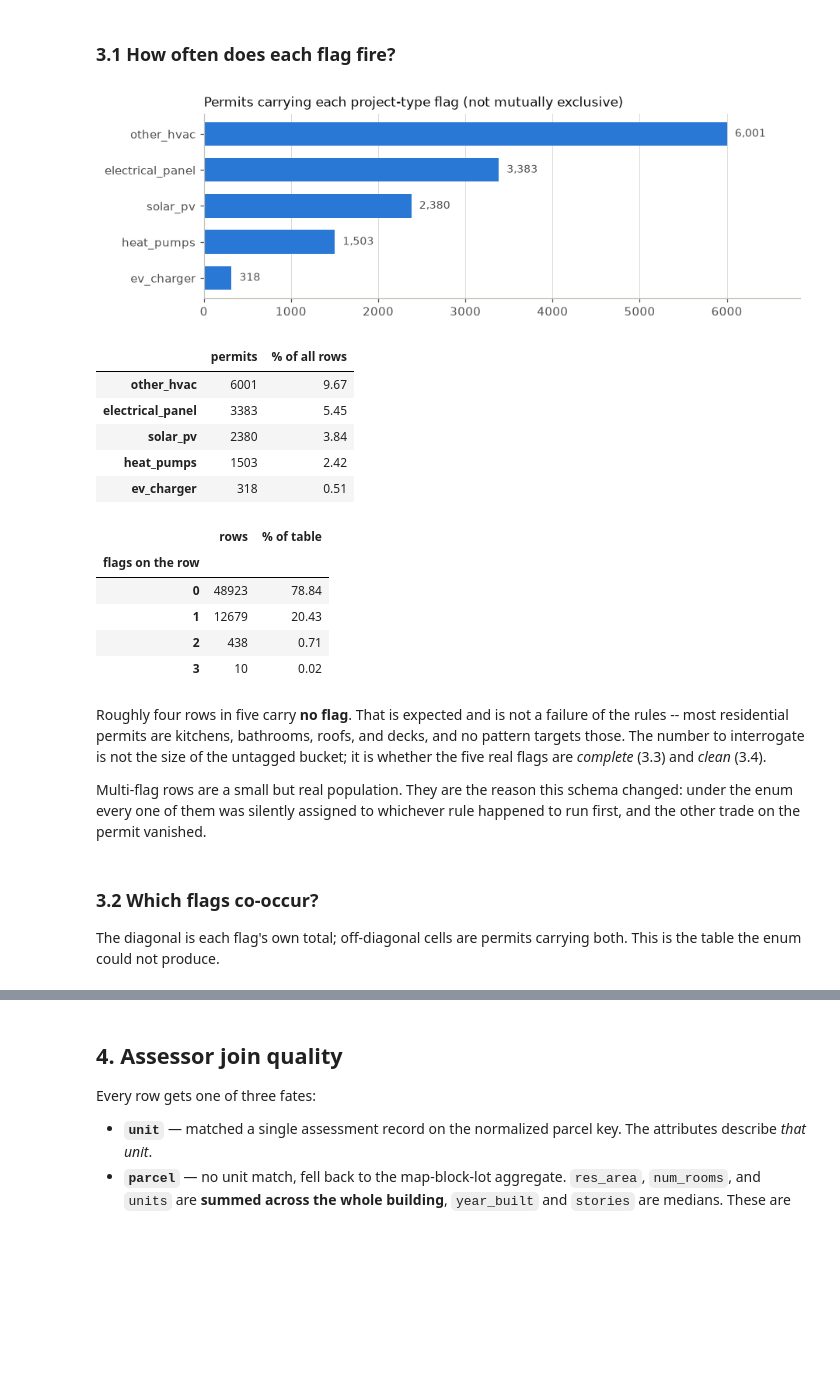
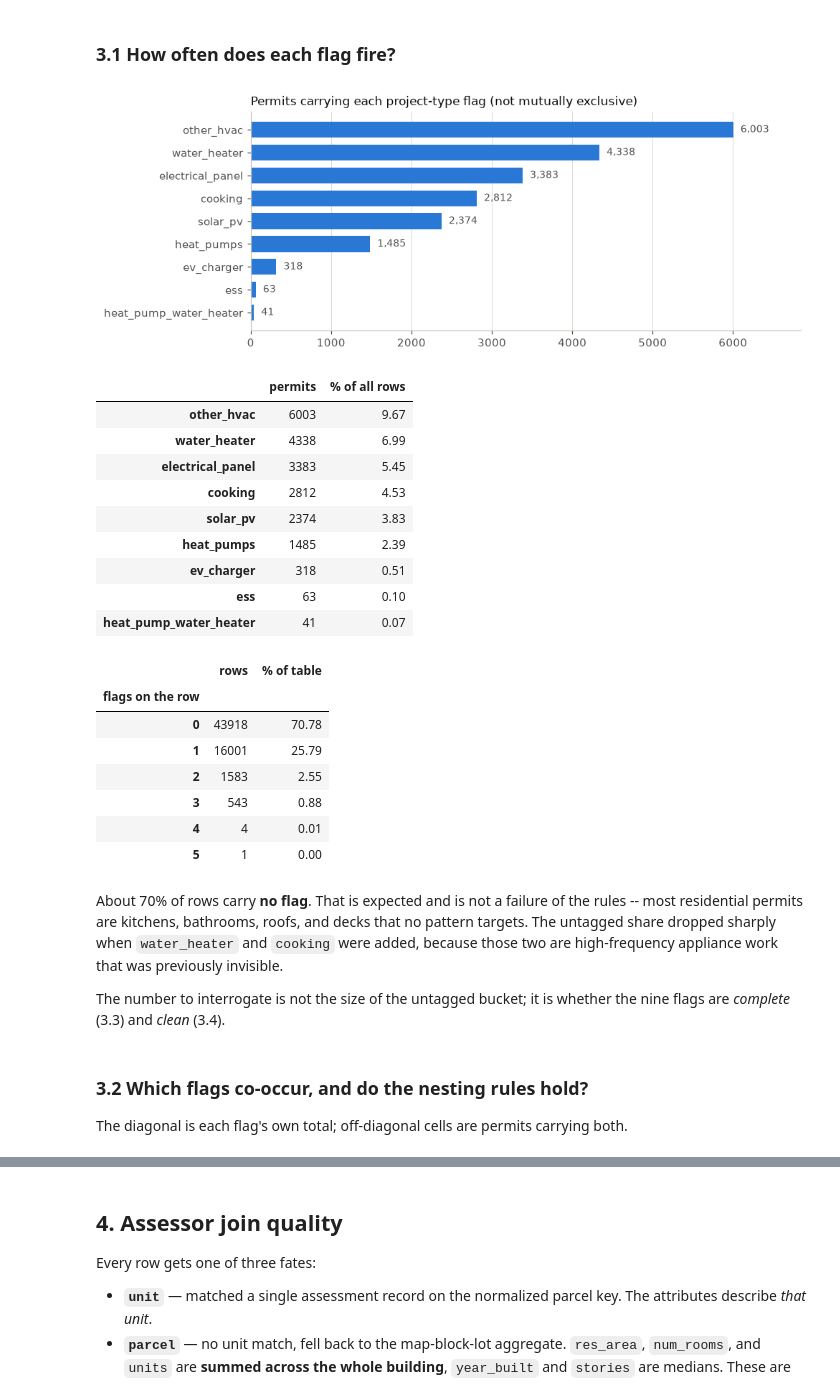
Before and after one commit to dawsonc/permit-the-frog, a Jupyter notebook: notebooks/02_somerville_processed_summary.ipynb, the cells around one changed output, grey strips where cells are left out. Saved outputs shown, nothing was run; the diff lists cells and outputs as text; code cells hidden in the pictures; blank space fills up the shorter version.

```diff
--- a/notebooks/02_somerville_processed_summary.ipynb
+++ b/notebooks/02_somerville_processed_summary.ipynb
@@ -57,7 +57,19 @@ CSV = Path("../data/processed/ma/somerville/joined_data.csv")
 # One boolean column per project type. Independent: a permit can carry several
 # flags or none, and all-false is the residual "no equipment named" bucket.
 # Mirrors PROJECT_TYPE_PATTERNS order in the pipeline.
-FLAGS = ["solar_pv", "heat_pumps", "ev_charger", "electrical_panel", "other_hvac"]
+FLAGS = [
+    "solar_pv", "heat_pumps", "heat_pump_water_heater", "water_heater", "cooking",
+    "ev_charger", "electrical_panel", "other_hvac", "ess",
+]
+# Extracted magnitudes, populated only on the rows whose flag they belong to.
+SIZE_COLS = ["solar_kw", "ess_kwh"]
+
+# Short aliases so the 9x9 co-occurrence matrix stays readable in a terminal.
+SHORT = {
+    "heat_pump_water_heater": "hpwh", "water_heater": "wtr_heat",
+    "electrical_panel": "panel", "ev_charger": "ev", "solar_pv": "solar",
+    "heat_pumps": "heat_pump", "other_hvac": "oth_hvac", "cooking": "cook", "ess": "ess",
+}
 # %%
 df = pd.read_csv(CSV, low_memory=False)
 df["application_date"] = pd.to_datetime(df["application_date"], errors="coerce")
@@ -260,25 +356,29 @@ mini-split *is* a condenser and an air handler and would otherwise fire both.
 # %%
 counts = df[FLAGS].sum().sort_values()
 rate = (counts / len(df) * 100).round(2)
 
-fig, ax = plt.subplots(figsize=(9, 2.8))
-ax.barh(counts.index, counts.values, color=BLUE, height=0.66)
+fig, ax = plt.subplots(figsize=(9, 3.6))
+ax.barh(counts.index, counts.values, color=BLUE, height=0.7)
 for label, v in zip(counts.index, counts.values):
     ax.text(v + counts.max() * 0.015, label, f"{v:,}", va="center", fontsize=9, color=MUTED)
 ax.set_title("Permits carrying each project-type flag (not mutually exclusive)")
 ax.set_xlim(0, counts.max() * 1.14)
 ax.grid(axis="y", visible=False)
 plt.show()
 
 pd.DataFrame({"permits": counts, "% of all rows": rate}).sort_values("permits", ascending=False)
 # %% [output]
-[figure, old version]
+[figure, new version]
 |  | permits | % of all rows |
-| other_hvac | 6001 | 9.67 |
+| other_hvac | 6003 | 9.67 |
+| water_heater | 4338 | 6.99 |
 | electrical_panel | 3383 | 5.45 |
-| solar_pv | 2380 | 3.84 |
-| heat_pumps | 1503 | 2.42 |
+| cooking | 2812 | 4.53 |
+| solar_pv | 2374 | 3.83 |
+| heat_pumps | 1485 | 2.39 |
 | ev_charger | 318 | 0.51 |
+| ess | 63 | 0.10 |
+| heat_pump_water_heater | 41 | 0.07 |
 # %%
 # How many flags does a row carry? Counts must be read against this, not summed.
 dist = n_flags.value_counts().sort_index()
@@ -289,23 +389,23 @@ pd.DataFrame({
 # %% [output]
 |  | rows | % of table |
 | flags on the row |  |  |
-| 0 | 48923 | 78.84 |
-| 1 | 12679 | 20.43 |
-| 2 | 438 | 0.71 |
-| 3 | 10 | 0.02 |
+| 0 | 43918 | 70.78 |
+| 1 | 16001 | 25.79 |
+| 2 | 1583 | 2.55 |
+| 3 | 543 | 0.88 |
+| 4 | 4 | 0.01 |
+| 5 | 1 | 0.00 |
 # %% [markdown]
-Roughly four rows in five carry **no flag**. That is expected and is not a failure of the
-rules -- most residential permits are kitchens, bathrooms, roofs, and decks, and no
-pattern targets those. The number to interrogate is not the size of the untagged bucket;
-it is whether the five real flags are *complete* (3.3) and *clean* (3.4).
+About 70% of rows carry **no flag**. That is expected and is not a failure of the rules --
+most residential permits are kitchens, bathrooms, roofs, and decks that no pattern
+targets. The untagged share dropped sharply when `water_heater` and `cooking` were added,
+because those two are high-frequency appliance work that was previously invisible.
 
-Multi-flag rows are a small but real population. They are the reason this schema changed:
-under the enum every one of them was silently assigned to whichever rule happened to run
-first, and the other trade on the permit vanished.
+The number to interrogate is not the size of the untagged bucket; it is whether the nine
+flags are *complete* (3.3) and *clean* (3.4).
 # %% [markdown]
-### 3.2 Which flags co-occur?
+### 3.2 Which flags co-occur, and do the nesting rules hold?
 
-The diagonal is each flag's own total; off-diagonal cells are permits carrying both. This
-is the table the enum could not produce.
+The diagonal is each flag's own total; off-diagonal cells are permits carrying both.
 # %%
 co = pd.DataFrame(
```
Also changed, not shown: parts of 43 cells of this notebook, 5 other files.
